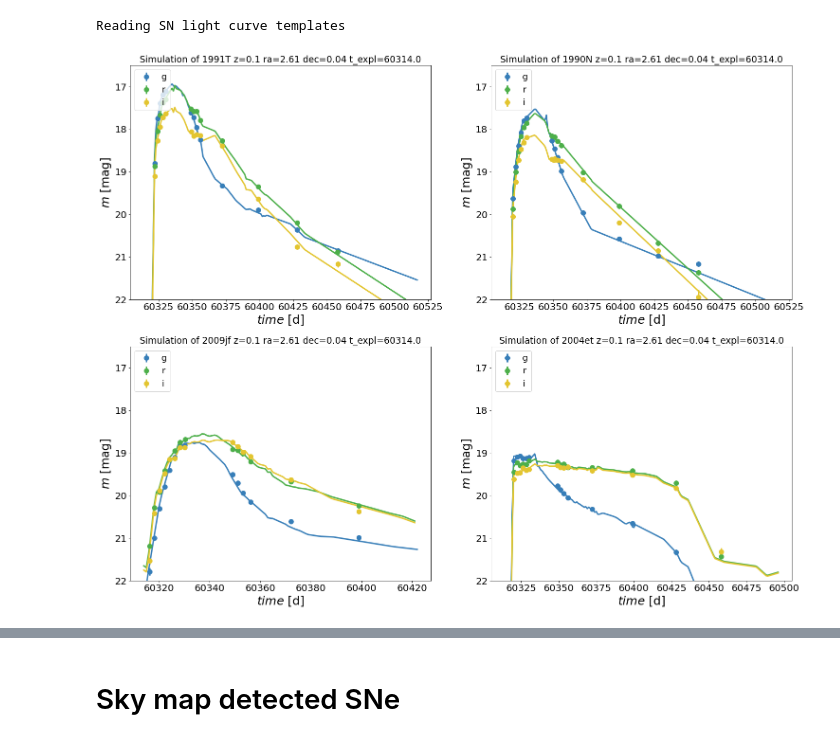
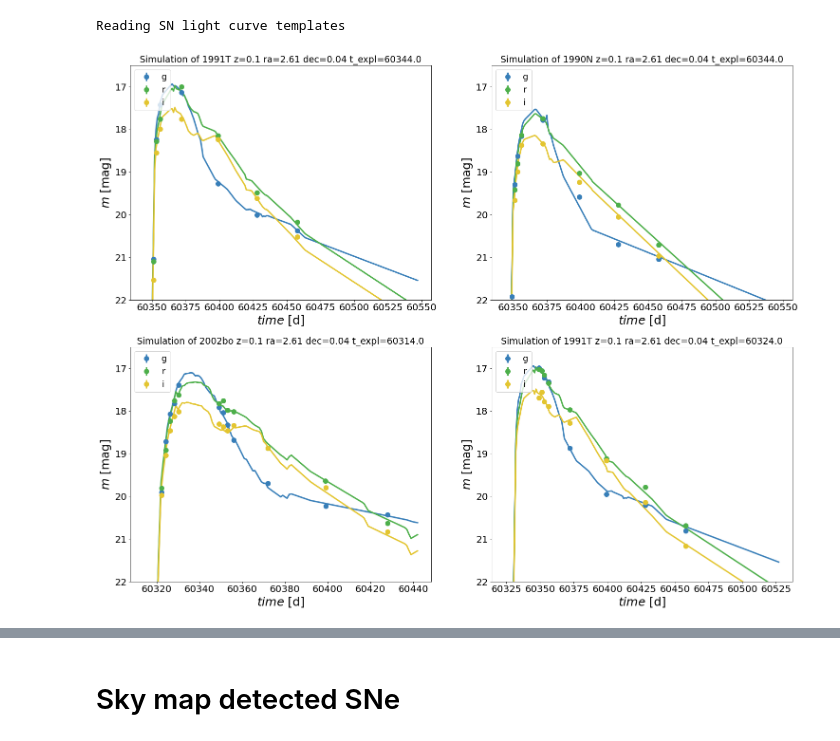
Before and after one commit to FabioRagosta/LSSTmetrics, a Jupyter notebook: SNRate_tests.ipynb, the cells around one changed output, grey strips where cells are left out. Drawn from its saved outputs; the diff is of its cells as text; code cells hidden in the pictures.

```diff
--- a/SNRate_tests.ipynb
+++ b/SNRate_tests.ipynb
@@ -189,0 +193,7 @@ Completed.
+# %%
+lc_list = glob.glob('LC_baseline_nexp1_v1.7_10yrs_notfiltered/*dat')
+
+obs={l:{}for l in lc_list}
+expl = []
+for lobs in obs.keys():
+    expl.append(float(lobs.split('_')[-1].split('.')[0]))
@@ -344,42 +366,42 @@ lc_list[250:260]
  'LC_baseline_nexp1_v1.7_10yrs/LSST_1990N_0.2_60384.28.dat']
 # %%
 temp = template_lc(sn_group=sngroups ,
-                               z_min=0.1,z_max= 0.9,z_step=0.1)
+                               z_min=0.1,z_max= 1,z_step=0.1)
 obs_template = temp.run()
 # %% [output]
 Reading SN light curve templates
 # %%
 color = ['#377eb8','#4daf4a', '#e3c530']
-ty=['1991T','1990N','2009jf','2004et']
-llist=['LC_baseline_nexp1_v1.7_10yrs/LSST_1991T_0.1_60314.28.dat',
- 'LC_baseline_nexp1_v1.7_10yrs/LSST_1990N_0.1_60314.28.dat',
-      'LC_baseline_nexp1_v1.7_10yrs/LSST_2009jf_0.1_60314.28.dat',
-      'LC_baseline_nexp1_v1.7_10yrs/LSST_2004et_0.1_60314.28.dat']
+ty= ['1991T','1990N','2002bo','1991T']
+llist= ['LC_baseline_nexp1_v1.7_10yrs/LSST_1991T_0.1_60344.28.dat',
+ 'LC_baseline_nexp1_v1.7_10yrs/LSST_1990N_0.1_60344.28.dat',
+      'LC_baseline_nexp1_v1.7_10yrs/LSST_2002bo_0.1_60314.28.dat',
+      'LC_baseline_nexp1_v1.7_10yrs/LSST_1991T_0.1_60324.28.dat']
 fig, axes = plt.subplots(2,2,figsize=(25,20))
 for i,axs in enumerate(axes.flatten()):
     for j, f in enumerate(['g','r','i']):
         c=color[j]
         t_expl = float(llist[i].split('_')[-1].split('.')[0])
         z = float(llist[i].split('_')[-2])
         filters=obs[llist[i]][z]['filter']==f
         mag =obs_template['magobs'][ty[i]][z][f]
         maglc =obs[llist[i]][z]['mag'][filters]
         magerrlc =obs[llist[i]][z]['mag_err'][filters]
 
         if np.size(obs[llist[i]][z]['epoch'][filters])>0:
             ph = obs_template['phobs'][ty[i]][z][f]+t_expl-obs_template['phobs'][ty[i]][z][f][0]
             phlc = obs[llist[i]][z]['epoch'][filters]
-            axs.errorbar(phlc, maglc,yerr=5*2.5/(1/(np.exp(magerrlc/2.5)-1)),fmt='o',elinewidth=3,color=c,markersize=10,label=f)
+            axs.errorbar(phlc, maglc,yerr=magerrlc,fmt='o',elinewidth=3,color=c,markersize=10,label=f)
             axs.plot(ph, mag,'-',lw=3,color=c)
         axs.invert_yaxis()
         axs.set_ylim([22,16.5])
         #axs.set_xlim([60200,60400])
         axs.set_xlabel(r'$time$ [d]',fontsize=25)
         axs.set_ylabel(r'$m$ [mag]',fontsize=25)
         axs.set_title(r'Simulation of {} z={} ra={} dec={} t_expl={}'.format(ty[i],z,
         np.round(obs[llist[i]][z]['coo'][0],2),np.round(obs[llist[i]][z]['coo'][1],2), t_expl),fontsize=19)
         axs.tick_params('both', labelsize=20)
     #if i ==0:
         axs.legend(loc=2,fontsize=18)
 # %% [output]
-[figure, old version]
+[figure, new version]
```
Also changed, not shown: parts of 14 cells of this notebook.
